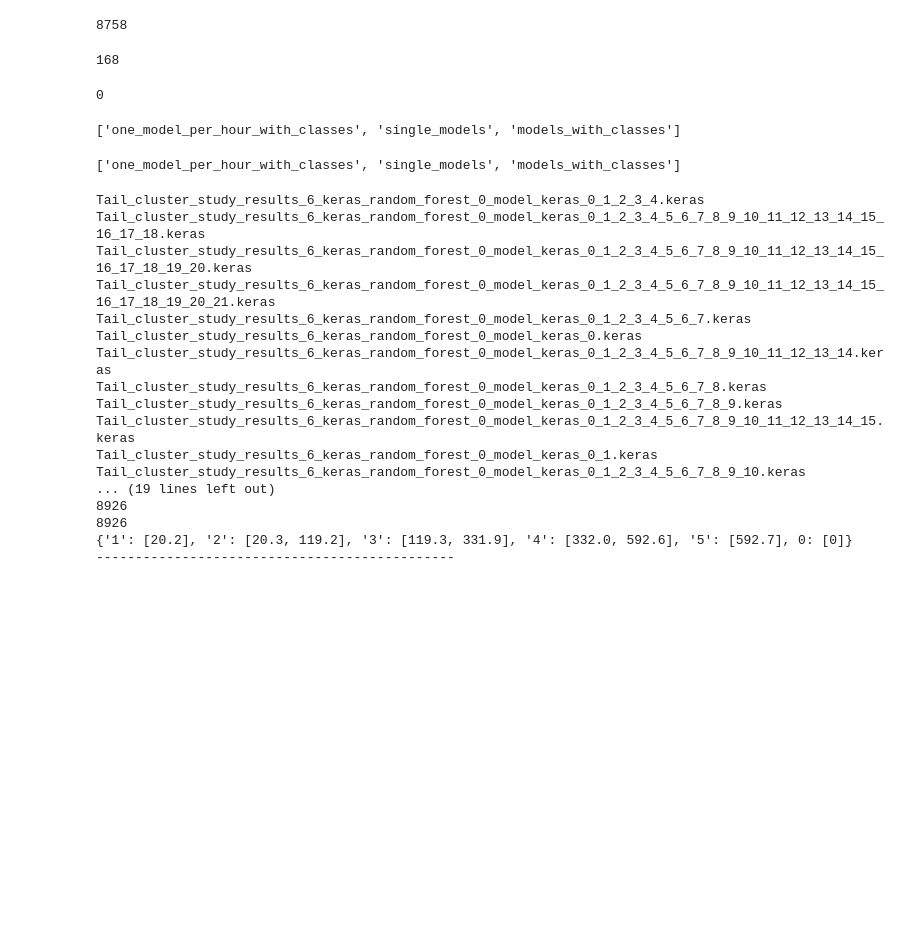
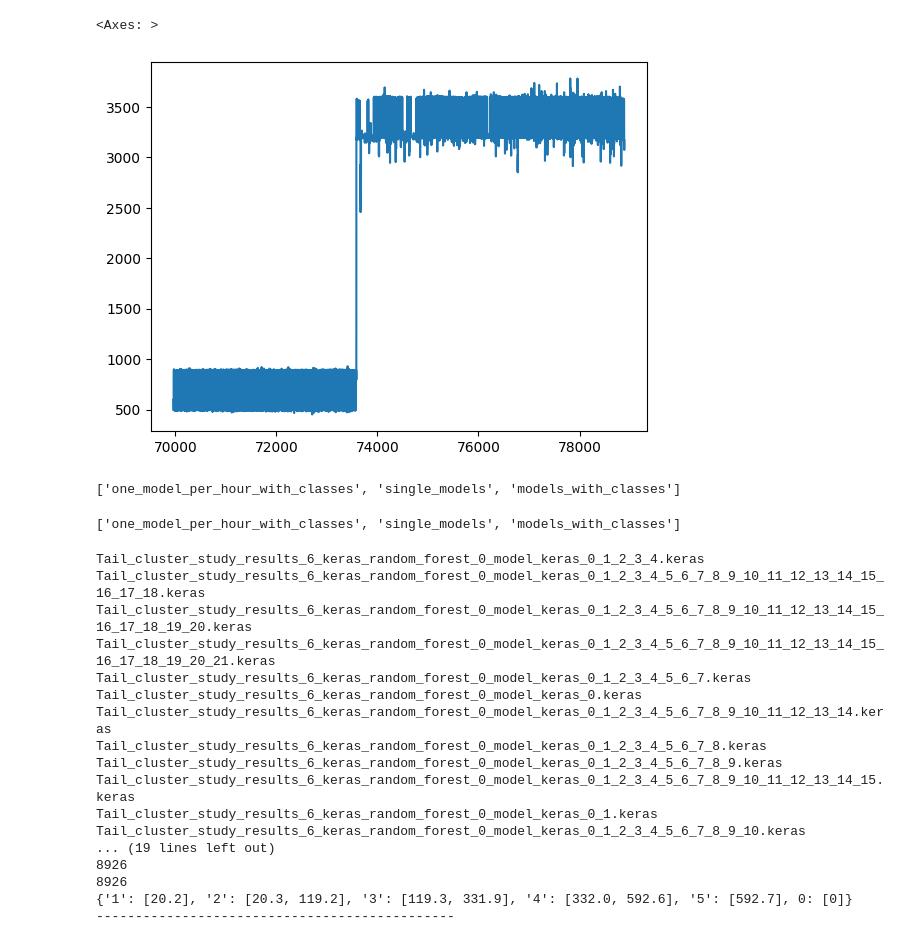
Before and after one commit to JotaFan/renewable-generation-into-reserve-markets, a Jupyter notebook: notebooks/Model Results.ipynb, the cells around one changed output. Drawn from its saved outputs; the diff is of its cells as text; code cells hidden in the pictures; blank space fills up the shorter version.

```diff
--- a/notebooks/Model Results.ipynb
+++ b/notebooks/Model Results.ipynb
@@ -90,18 +92,11 @@ mmme = mmm & mask_last_week_2021
 mask_data = mmme | mask_2022
 
 dataset = dataset[mask_data]
-# %%
-np.sum(mask_2022)
-# %% [output]
-8758
-# %%
-np.sum(mask_data) - np.sum(mask_2022)
-# %% [output]
-168
-# %%
-len(test_dataset) - 8712
-# %% [output]
-0
+# %%
+dataset["SecondaryReserveAllocationAUpward"].plot()
+# %% [output]
+<Axes: >
+[figure, added]
 # %%
 import pathlib
 path_to_trained_models = "../models_trained/"
```
Also changed, not shown: parts of 1 cell of this notebook, 16 other files.
